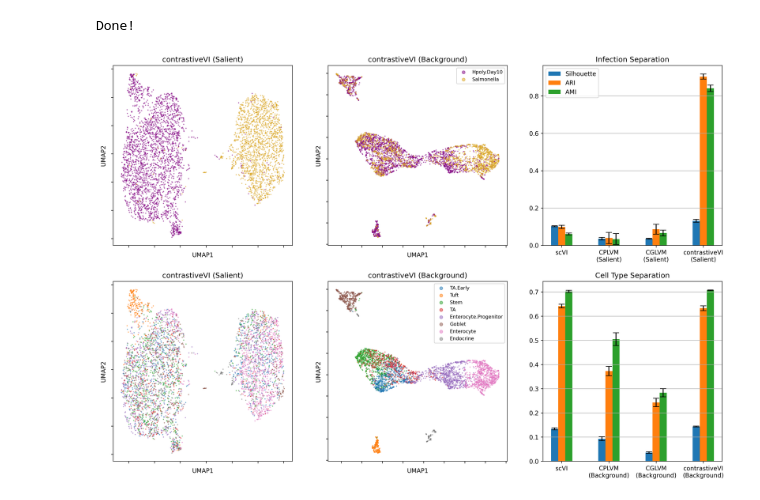
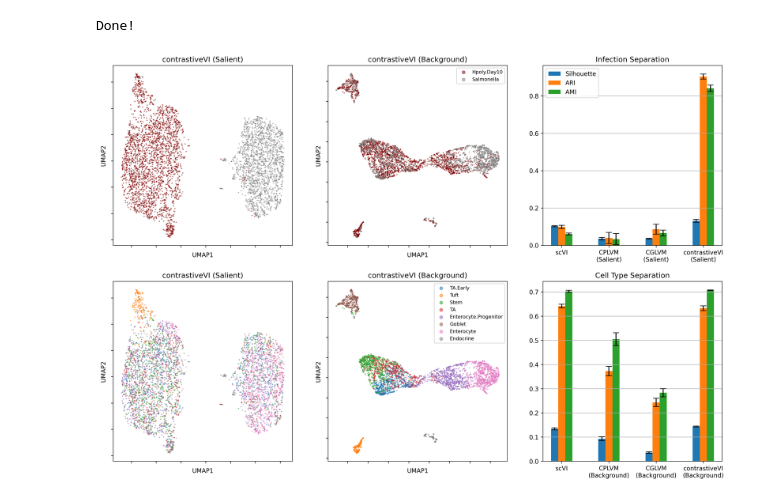
Before and after one commit to suinleelab/contrastiveVI, a Jupyter notebook: notebooks/figures/figure3_epithelial_infection_results.ipynb, the cells around one changed output. Cells and saved outputs as stored; diff of their text form; code cells hidden in the pictures.

```diff
--- a/notebooks/figures/figure3_epithelial_infection_results.ipynb
+++ b/notebooks/figures/figure3_epithelial_infection_results.ipynb
@@ -227,7 +227,7 @@ capsize=5
 
 target_labels = target_adata.obs["condition"]
 rep = salient_two_dim_dict['contrastiveVI']
-colors = ["purple", "goldenrod"]
+colors = ["maroon", "gray"]
 for i, label in enumerate(target_labels.unique()):
     ax1.scatter(
         rep[:, 0][target_labels == label],
@@ -335,31 +335,31 @@ ax6.bar(
     capsize=capsize,
     label="Silhouette",
 )
 ax6.bar(
     x + width,
     [np.mean(bg_ari_results_dict[model_label]) for model_label in model_labels],
     width,
     yerr=[sem(bg_ari_results_dict[model_label]) for model_label in model_labels],
     capsize=capsize,
     label="ARI",
 )
 ax6.bar(
     x + width * 2,
     [np.mean(bg_nmi_results_dict[model_label]) for model_label in model_labels],
     width,
     yerr=[sem(bg_nmi_results_dict[model_label]) for model_label in model_labels],
     capsize=capsize,
     label="AMI",
 )
 cell_type_model_labels = copy.deepcopy(model_labels)
 cell_type_model_labels[-1] += "\n(Background)"
 cell_type_model_labels[-2] += "\n(Background)"
 cell_type_model_labels[-3] += "\n(Background)"
 ax6.grid(axis='y')
 ax6.set_xticks(x + width)
 ax6.set_xticklabels(cell_type_model_labels)
 ax6.set_title("Cell Type Separation")
 plt.gcf().set_dpi(300)
 plt.show()
 # %% [output]
-[figure, old version]
+[figure, new version]
```
Also changed, not shown: 2 other files.
